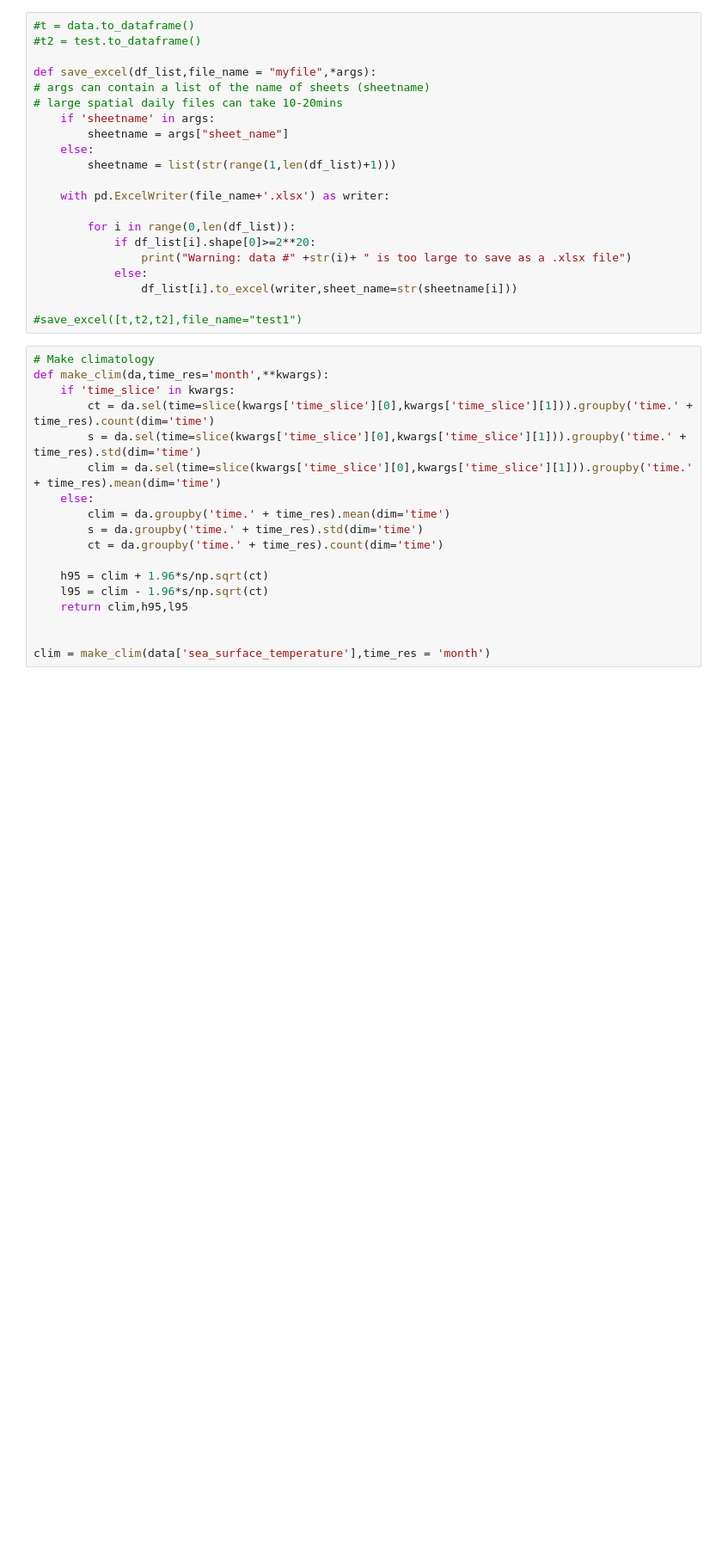
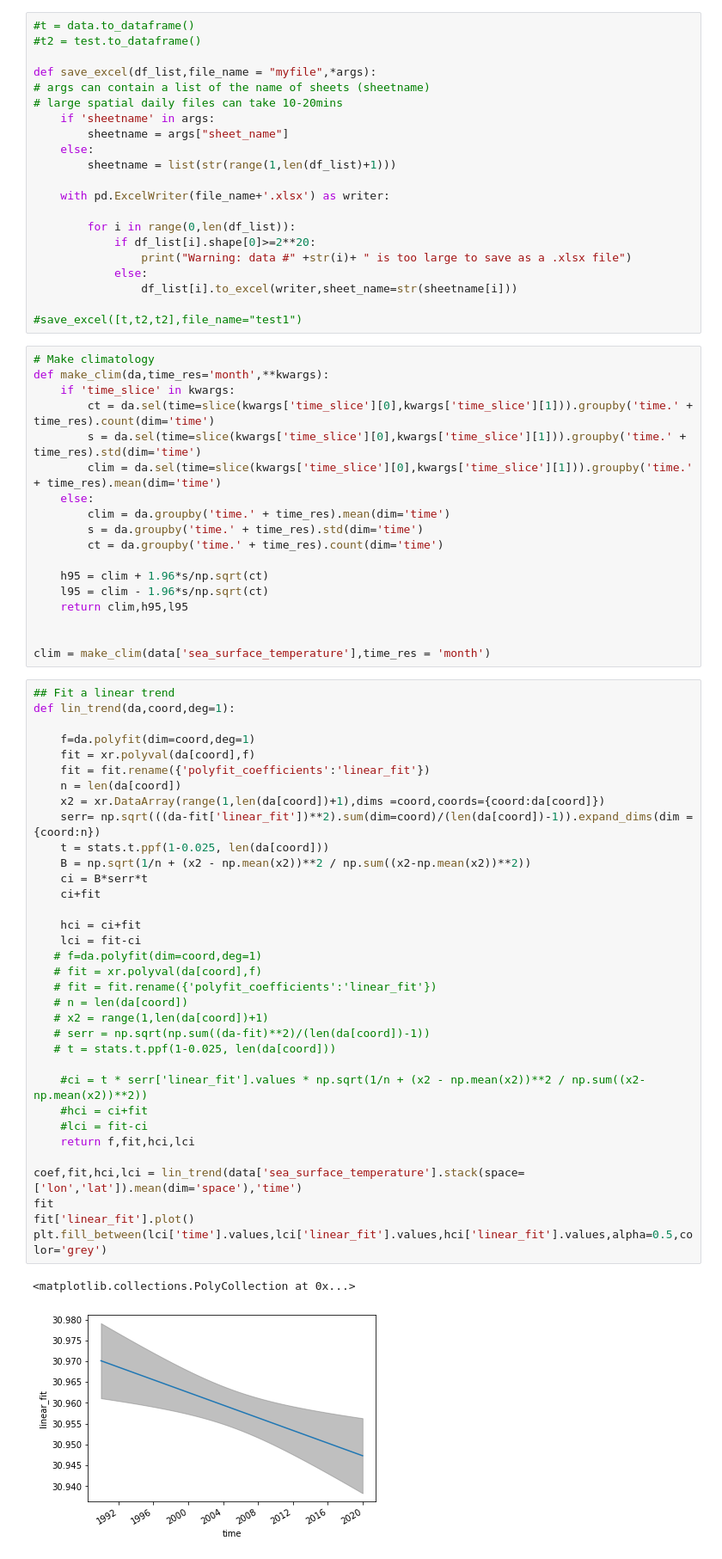
Before and after one commit to maximemarin/datapixel, a Jupyter notebook: SST_notebook.ipynb, the cells around one changed output. Shown at 86% size. Cells and saved outputs as stored; diff of their text form; blank space fills up the shorter version.

```diff
--- a/SST_notebook.ipynb
+++ b/SST_notebook.ipynb
@@ -108,3 +111,40 @@ def make_clim(da,time_res='month',**kwargs):
 
 
 clim = make_clim(data['sea_surface_temperature'],time_res = 'month')
+# %%
+## Fit a linear trend
+def lin_trend(da,coord,deg=1):
+
+    f=da.polyfit(dim=coord,deg=1)
+    fit = xr.polyval(da[coord],f)
+    fit = fit.rename({'polyfit_coefficients':'linear_fit'})
+    n = len(da[coord])
+    x2 = xr.DataArray(range(1,len(da[coord])+1),dims =coord,coords={coord:da[coord]})
+    serr= np.sqrt(((da-fit['linear_fit'])**2).sum(dim=coord)/(len(da[coord])-1)).expand_dims(dim = {coord:n})
+    t = stats.t.ppf(1-0.025, len(da[coord]))
+    B = np.sqrt(1/n + (x2 - np.mean(x2))**2 / np.sum((x2-np.mean(x2))**2))
+    ci = B*serr*t
+    ci+fit
+
+    hci = ci+fit
+    lci = fit-ci
+   # f=da.polyfit(dim=coord,deg=1)
+   # fit = xr.polyval(da[coord],f)
+   # fit = fit.rename({'polyfit_coefficients':'linear_fit'})
+   # n = len(da[coord])
+   # x2 = range(1,len(da[coord])+1)
+   # serr = np.sqrt(np.sum((da-fit)**2)/(len(da[coord])-1))
+   # t = stats.t.ppf(1-0.025, len(da[coord]))
+
+    #ci = t * serr['linear_fit'].values * np.sqrt(1/n + (x2 - np.mean(x2))**2 / np.sum((x2-np.mean(x2))**2))
+    #hci = ci+fit
+    #lci = fit-ci
+    return f,fit,hci,lci
+
+coef,fit,hci,lci = lin_trend(data['sea_surface_temperature'].stack(space=['lon','lat']).mean(dim='space'),'time')
+fit
+fit['linear_fit'].plot()
+plt.fill_between(lci['time'].values,lci['linear_fit'].values,hci['linear_fit'].values,alpha=0.5,color='grey')
+# %% [output]
+<matplotlib.collections.PolyCollection at 0x...>
+[figure, added]
```
Also changed, not shown: parts of 17 cells of this notebook.
